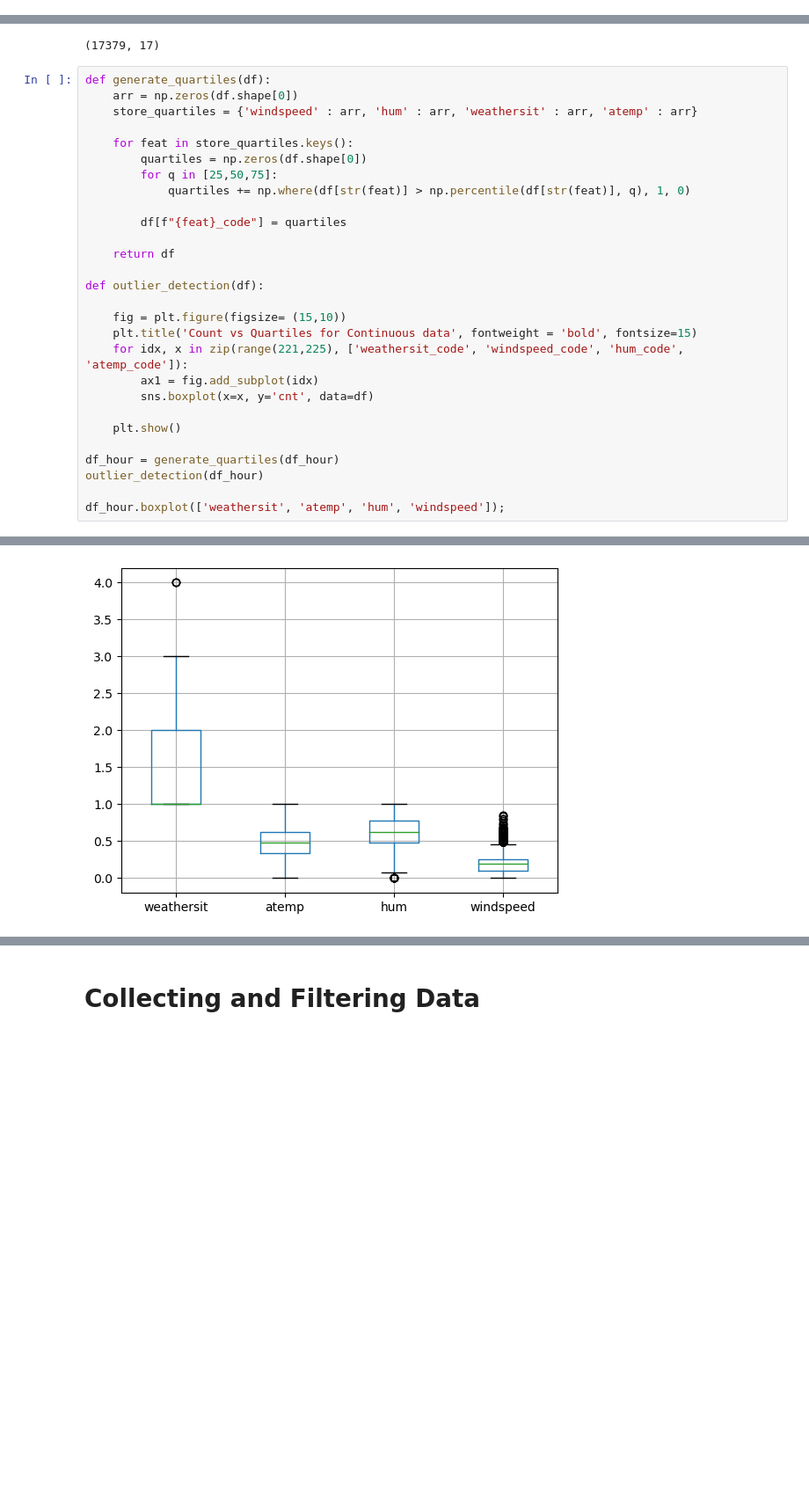
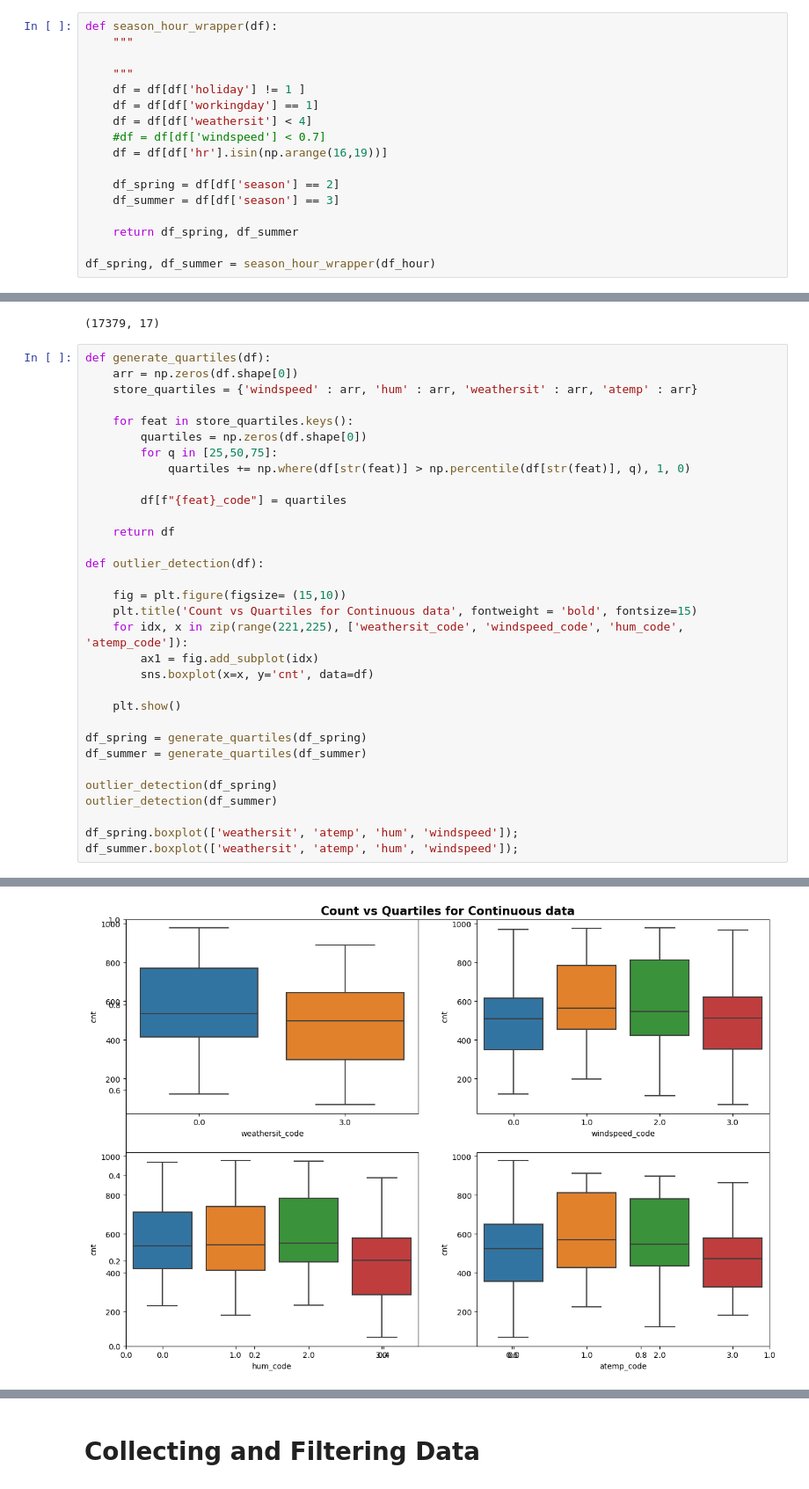
Before and after one commit to eirikbaekkelund/BikeSharing, a Jupyter notebook: develop_E.ipynb, the cells around one changed output, grey strips where cells are left out. Shown at 88% size. Saved outputs shown, nothing was run; the diff lists cells and outputs as text; blank space fills up the shorter version.

Commit message:
plot update

```diff
--- a/develop_E.ipynb
+++ b/develop_E.ipynb
@@ -24,0 +17,17 @@ sns.kdeplot(x='cnt', hue='season', data=df_hour[df_hour['hr'].isin(range(16,19))
+# %%
+def season_hour_wrapper(df):
+    """
+
+    """
+    df = df[df['holiday'] != 1 ]
+    df = df[df['workingday'] == 1]
+    df = df[df['weathersit'] < 4]
+    #df = df[df['windspeed'] < 0.7]
+    df = df[df['hr'].isin(np.arange(16,19))]
+
+    df_spring = df[df['season'] == 2]
+    df_summer = df[df['season'] == 3]
+
+    return df_spring, df_summer
+
+df_spring, df_summer = season_hour_wrapper(df_hour)
@@ -124,8 +139,12 @@ def outlier_detection(df):
 
     plt.show()
 
-df_hour = generate_quartiles(df_hour)
-outlier_detection(df_hour)
+df_spring = generate_quartiles(df_spring)
+df_summer = generate_quartiles(df_summer)
 
-df_hour.boxplot(['weathersit', 'atemp', 'hum', 'windspeed']);
+outlier_detection(df_spring)
+outlier_detection(df_summer)
+
+df_spring.boxplot(['weathersit', 'atemp', 'hum', 'windspeed']);
+df_summer.boxplot(['weathersit', 'atemp', 'hum', 'windspeed']);
 # %% [output]
@@ -133 +152 @@ df_hour.boxplot(['weathersit', 'atemp', 'hum', 'windspeed']);
-[figure, old version]
+[figure, new version]
```
Also changed, not shown: parts of 9 cells of this notebook.
